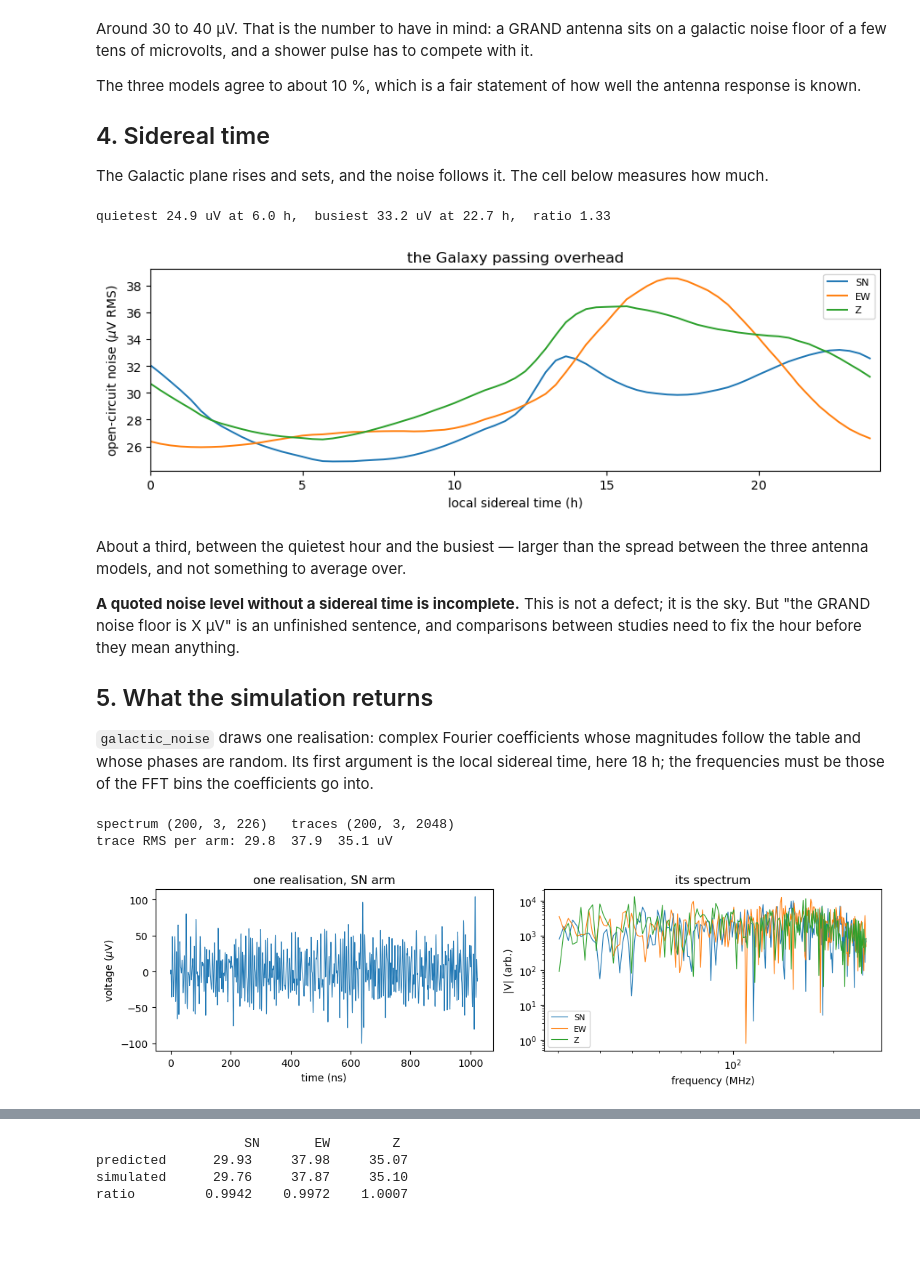
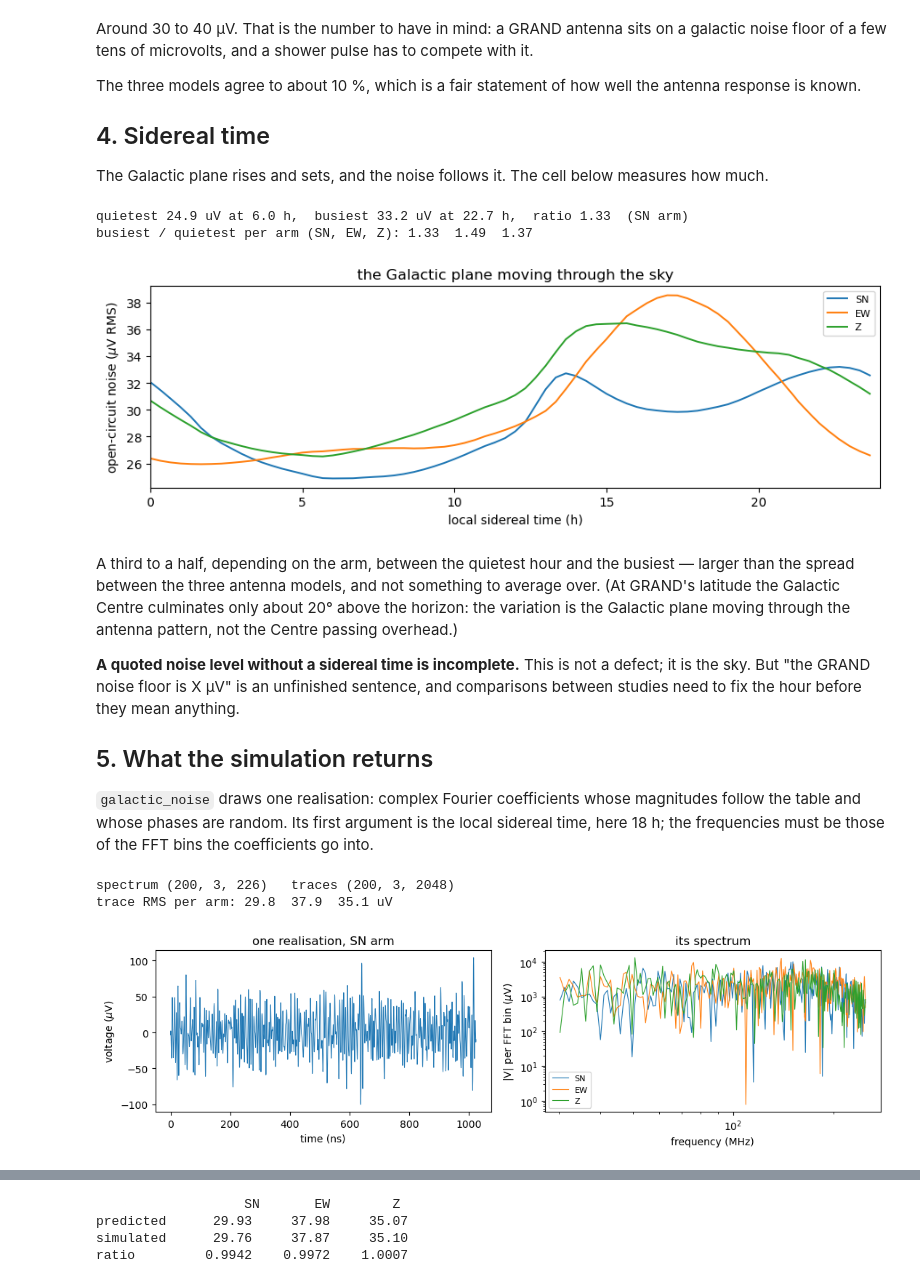
Before and after one commit to grand-mother/grand, a Jupyter notebook: notebooks/05_galactic_noise.ipynb, the cells around one changed output, grey strips where cells are left out. Saved outputs shown, nothing was run; the diff lists cells and outputs as text; code cells hidden in the pictures; blank space fills up the shorter version.

```diff
--- a/notebooks/05_galactic_noise.ipynb
+++ b/notebooks/05_galactic_noise.ipynb
@@ -166,26 +167,32 @@ measures how much.
 # %%
 hours = np.arange(72) / 3.0
 levels = np.array([rms_uv(tables["GP300"], b) for b in range(72)])
 
 fig, ax = plt.subplots(figsize=(9, 3.2))
 for arm, name in enumerate(("SN", "EW", "Z")):
     ax.plot(hours, levels[:, arm], lw=1.4, label=name)
 ax.set_xlabel("local sidereal time (h)")
 ax.set_ylabel(r"open-circuit noise ($\mu$V RMS)")
 ax.set_xlim(0, 24); ax.legend(fontsize=8)
-ax.set_title("the Galaxy passing overhead")
+ax.set_title("the Galactic plane moving through the sky")
 fig.tight_layout()
 
-print("quietest %.1f uV at %.1f h,  busiest %.1f uV at %.1f h,  ratio %.2f"
+print("quietest %.1f uV at %.1f h,  busiest %.1f uV at %.1f h,  ratio %.2f  (SN arm)"
       % (levels[:, 0].min(), hours[levels[:, 0].argmin()],
          levels[:, 0].max(), hours[levels[:, 0].argmax()],
          levels[:, 0].max() / levels[:, 0].min()))
+print("busiest / quietest per arm (SN, EW, Z): %s"
+      % "  ".join("%.2f" % r for r in levels.max(axis=0) / levels.min(axis=0)))
 # %% [output]
-quietest 24.9 uV at 6.0 h,  busiest 33.2 uV at 22.7 h,  ratio 1.33
+quietest 24.9 uV at 6.0 h,  busiest 33.2 uV at 22.7 h,  ratio 1.33  (SN arm)
+busiest / quietest per arm (SN, EW, Z): 1.33  1.49  1.37
-[figure, old version]
+[figure, new version]
 # %% [markdown]
-About a third, between the quietest hour and the busiest — larger than the
-spread between the three antenna models, and not something to average over.
+A third to a half, depending on the arm, between the quietest hour and the
+busiest — larger than the spread between the three antenna models, and not
+something to average over. (At GRAND's latitude the Galactic Centre culminates
+only about 20° above the horizon: the variation is the Galactic plane moving
+through the antenna pattern, not the Centre passing overhead.)
 
 **A quoted noise level without a sidereal time is incomplete.** This is not a
 defect; it is the sky. But "the GRAND noise floor is X µV" is an unfinished
@@ -229,9 +236,9 @@ axes[0].set_title("one realisation, SN arm")
 
 for arm, name in enumerate(("SN", "EW", "Z")):
     axes[1].loglog(FREQS, np.abs(spectrum[0, arm]), lw=0.8, label=name)
-axes[1].set_xlabel("frequency (MHz)"); axes[1].set_ylabel("|V| (arb.)")
+axes[1].set_xlabel("frequency (MHz)"); axes[1].set_ylabel(r"|V| per FFT bin ($\mu$V)")
 axes[1].set_title("its spectrum"); axes[1].legend(fontsize=8)
 fig.tight_layout()
 # %% [output]
-[figure, old version]
+[figure, new version]
 # %% [markdown]
```
Also changed, not shown: parts of 4 cells of this notebook, 11 other files.
